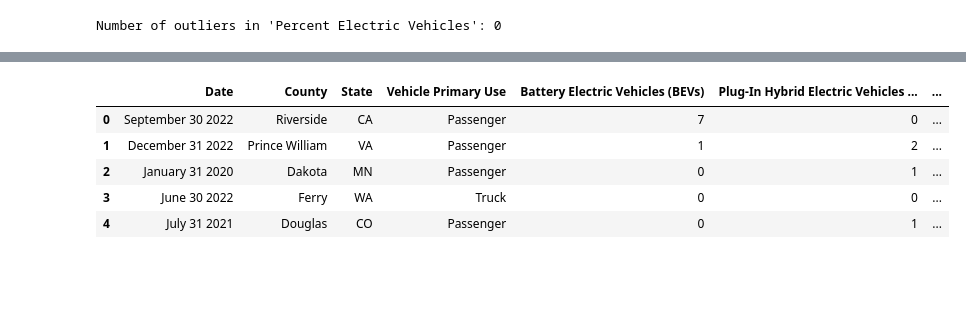
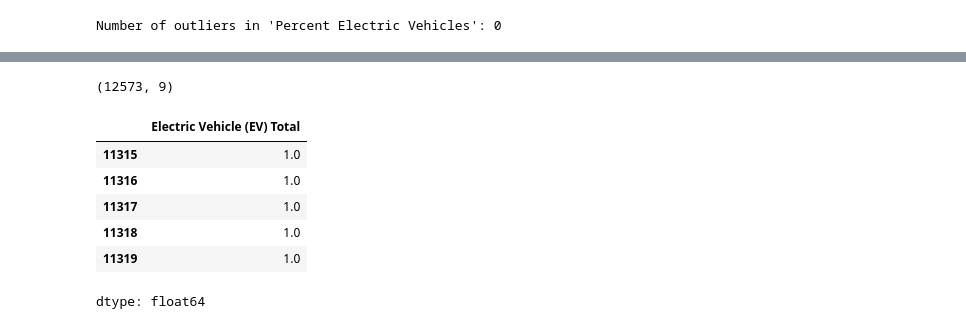
Before and after one commit to lakshya79agarwal/EV_Demand_predicaton, a Jupyter notebook: EV_Forecasting.ipynb, the cells around one changed output, grey strips where cells are left out. Saved outputs shown, nothing was run; the diff lists cells and outputs as text; code cells hidden in the pictures; blank space fills up the shorter version.

Commit message:
Add files via upload
Week 2 Submission

```diff
--- a/EV_Forecasting.ipynb
+++ b/EV_Forecasting.ipynb
@@ -201,0 +331,8 @@ Now that the data is loaded into a DataFrame, let's display the first few rows.
+# %%
+# upload a CSV file from your computer
+from google.colab import files
+uploaded = files.upload()
+
+# read the uploaded CSV file
+
+df = pd.read_csv('preprocessed_ev_data.csv')
@@ -201,0 +342,19 @@ Now that the data is loaded into a DataFrame, let's display the first few rows.
+# %%
+# Define features and target
+features = [
+    'months_since_start',
+    'county_encoded',
+    'ev_total_lag1',
+    'ev_total_lag2',
+    'ev_total_lag3',
+    'ev_total_roll_mean_3',
+    'ev_total_pct_change_1',
+    'ev_total_pct_change_3',
+    'ev_growth_slope',
+]
+
+target = 'Electric Vehicle (EV) Total'
+X = df[features]
+y = df[target]
+
+X.head()
@@ -202,9 +368,17 @@ Now that the data is loaded into a DataFrame, let's display the first few rows.
+# %%
+X.shape
+# %% [output]
+(12573, 9)
+# %%
+# Train-test split
+X_train, X_test, y_train, y_test = train_test_split(X, y, shuffle=False, test_size=0.1)
 # %%
-df.head()
+y_test.head()
 # %% [output]
-|  | Date | County | State | Vehicle Primary Use | Battery Electric Vehicles (BEVs) | Plug-In Hybrid Electric Vehicles ... | ... |
-| 0 | September 30 2022 | Riverside | CA | Passenger | 7 | 0 | ... |
-| 1 | December 31 2022 | Prince William | VA | Passenger | 1 | 2 | ... |
-| 2 | January 31 2020 | Dakota | MN | Passenger | 0 | 1 | ... |
-| 3 | June 30 2022 | Ferry | WA | Truck | 0 | 0 | ... |
-| 4 | July 31 2021 | Douglas | CO | Passenger | 0 | 1 | ... |
+|  | Electric Vehicle (EV) Total |
+| 11315 | 1.0 |
+| 11316 | 1.0 |
+| 11317 | 1.0 |
+| 11318 | 1.0 |
+| 11319 | 1.0 |
+dtype: float64
```
Also changed, not shown: parts of 54 cells of this notebook.
